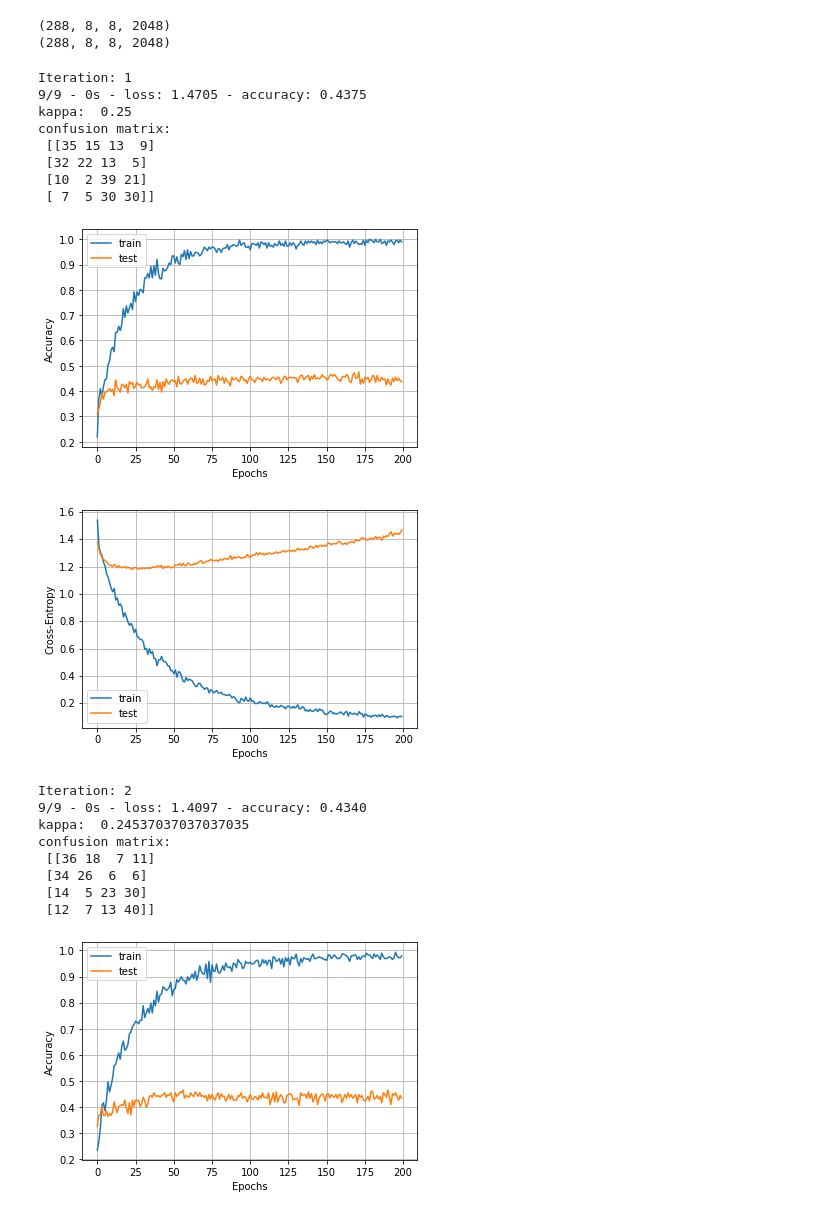
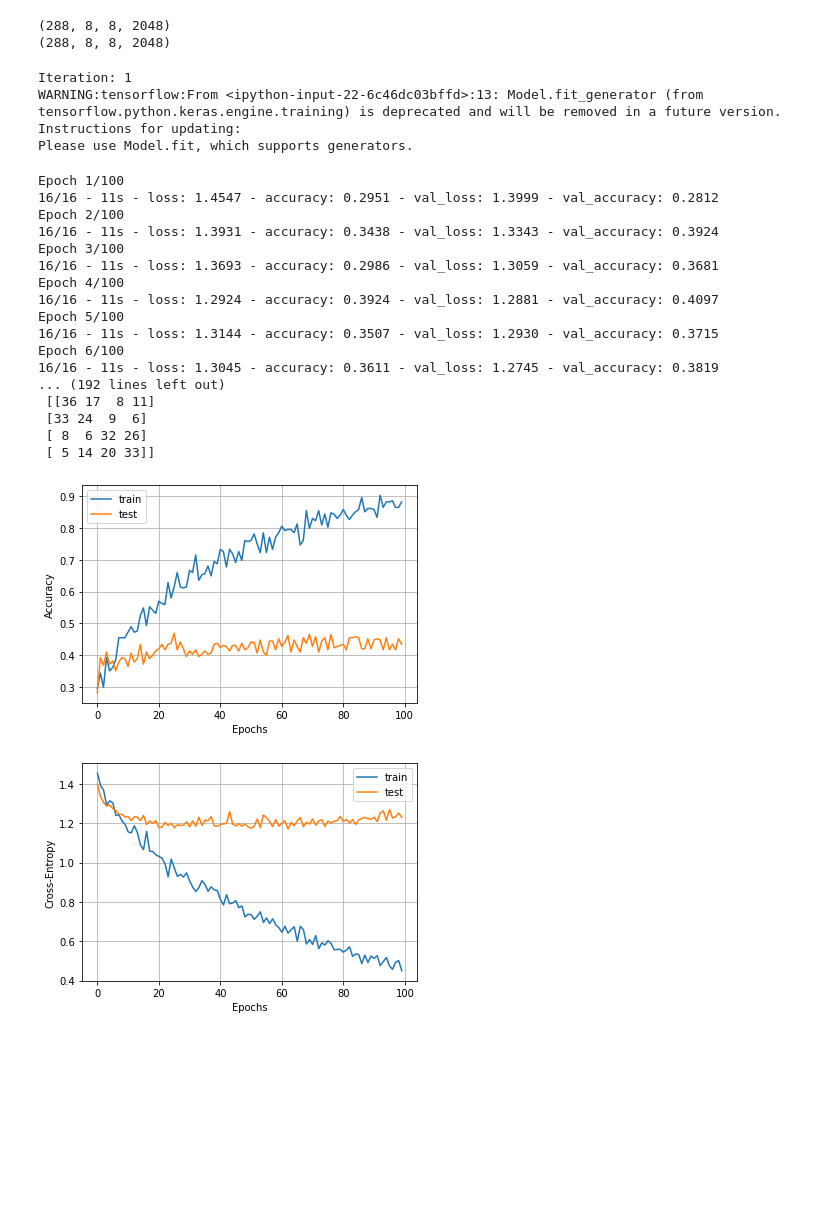
Before and after one commit to EdgarMoyete/Deep-Learning-BCI-IV-2a, a Jupyter notebook: Escalogramas-CWT/Transfer-Learning.ipynb, the cells around one changed output. Drawn from its saved outputs; the diff is of its cells as text; code cells hidden in the pictures; blank space fills up the shorter version.

```diff
--- a/Escalogramas-CWT/Transfer-Learning.ipynb
+++ b/Escalogramas-CWT/Transfer-Learning.ipynb
@@ -76,6 +81,10 @@ n_classes: 4
 le = LabelEncoder().fit(y_train)
 y_train = le.transform(y_train)
 y_test = le.transform(y_test)
+# %%
+# las etiquetas en categorical para poder entrenar data augmentation
+y_train_categorical = to_categorical(y_train)
+y_test_categorical = to_categorical(y_test)
 # %%
 #unir 22 canales
 def unir_escalogramas_vertical_resize(data):
@@ -93,6 +102,8 @@ def unir_escalogramas_vertical_resize(data):
       temporal[j*128:(j+1)*128, :, 2] = x
     resized = cv2.resize(temporal, dim, interpolation=cv2.INTER_AREA)
     datos[i] = resized
+    if i % 100 == 0: #esto solo es para ver como avanza
+      print(i)
   return datos
 # %%
 #llamar a escalogramas(data)
@@ -144,6 +155,8 @@ print(np.mean(x_test))
 4.1819323e-05
 0.05762994
 0.056173973
+# %%
+datagen_train = ImageDataGenerator(width_shift_range=0.25)
 # %%
 base_model = InceptionV3(weights='imagenet',
                    include_top=False,
@@ -173,72 +186,81 @@ def transfer_learning():
 
   optimizer = Adam(lr=1e-5)
   model.compile(optimizer = optimizer,
-                loss = 'sparse_categorical_crossentropy',
+                loss = 'categorical_crossentropy',
                 metrics = ['accuracy'])
   return model
 # %%
 array_loss = []
 array_acc = []
 array_kappa = []
-for i in range(2):
+for i in range(1):
   print("Iteration:", i+1)
 
   model = transfer_learning()
 
-  history = model.fit(x_train, y_train, epochs=200, batch_size=18,
-                      validation_data=(x_test, y_test), verbose=0)
+  history = model.fit_generator(datagen_train.flow(x_train, y_train_categorical, batch_size=18),
+                                steps_per_epoch=np.ceil(n_samples_train/18),
+                                epochs=100,
+                                validation_data=(x_test, y_test_categorical),
+                                verbose=2)
 
-  test_loss, test_acc = model.evaluate(x_test, y_test, verbose=2)
+  test_loss, test_acc = model.evaluate(x_test, y_test_categorical, verbose=0)
   array_loss.append(test_loss)
+  print("loss: ", test_loss)
   array_acc.append(test_acc)
+  print("accuracy: ", test_acc)
 
   probabilidades = model.predict(x_test)
   y_pred = np.argmax(probabilidades, 1) #1=fila
 
   kappa = cohen_kappa_score(y_test, y_pred)
   array_kappa.append(kappa)
   print("kappa: ", kappa)
 
   matriz_confusion = confusion_matrix(y_test, y_pred)
   print("confusion matrix:\n", matriz_confusion)
 
   plt.plot(history.history['accuracy'])
   plt.plot(history.history['val_accuracy'])
   plt.grid()
   plt.xlabel('Epochs')
   plt.ylabel('Accuracy')
   plt.legend(['train', 'test'])
   plt.show()
   plt.plot(history.history['loss'])
   plt.plot(history.history['val_loss'])
   plt.grid()
   plt.xlabel('Epochs')
   plt.ylabel('Cross-Entropy')
   plt.legend(['train', 'test'])
   plt.show()
 
 print()
 print("Resultados:")
 print("loss:", array_loss)
 print("accuracy:", array_acc)
 print("kappa:", array_kappa)
 # %% [output]
 Iteration: 1
-9/9 - 0s - loss: 1.4705 - accuracy: 0.4375
-kappa:  0.25
-confusion matrix:
- [[35 15 13  9]
- [32 22 13  5]
- [10  2 39 21]
- [ 7  5 30 30]]
+WARNING:tensorflow:From <ipython-input-22-6c46dc03bffd>:13: Model.fit_generator (from tensorflow.python.keras.engine.training) is deprecated and will be removed in a future version.
+Instructions for updating:
+Please use Model.fit, which supports generators.
+Epoch 1/100
+16/16 - 11s - loss: 1.4547 - accuracy: 0.2951 - val_loss: 1.3999 - val_accuracy: 0.2812
+Epoch 2/100
+16/16 - 11s - loss: 1.3931 - accuracy: 0.3438 - val_loss: 1.3343 - val_accuracy: 0.3924
+Epoch 3/100
+16/16 - 11s - loss: 1.3693 - accuracy: 0.2986 - val_loss: 1.3059 - val_accuracy: 0.3681
+Epoch 4/100
+16/16 - 11s - loss: 1.2924 - accuracy: 0.3924 - val_loss: 1.2881 - val_accuracy: 0.4097
+Epoch 5/100
+16/16 - 11s - loss: 1.3144 - accuracy: 0.3507 - val_loss: 1.2930 - val_accuracy: 0.3715
+Epoch 6/100
+16/16 - 11s - loss: 1.3045 - accuracy: 0.3611 - val_loss: 1.2745 - val_accuracy: 0.3819
+... (192 lines left out)
+ [[36 17  8 11]
+ [33 24  9  6]
+ [ 8  6 32 26]
+ [ 5 14 20 33]]
-[figure, old version]
+[figure, new version]
-[figure, old version]
+[figure, new version]
-Iteration: 2
-9/9 - 0s - loss: 1.4097 - accuracy: 0.4340
-kappa:  0.24537037037037035
-confusion matrix:
- [[36 18  7 11]
- [34 26  6  6]
- [14  5 23 30]
- [12  7 13 40]]
-[figure, removed]
```
Also changed, not shown: parts of 5 cells of this notebook, 8 other files.
